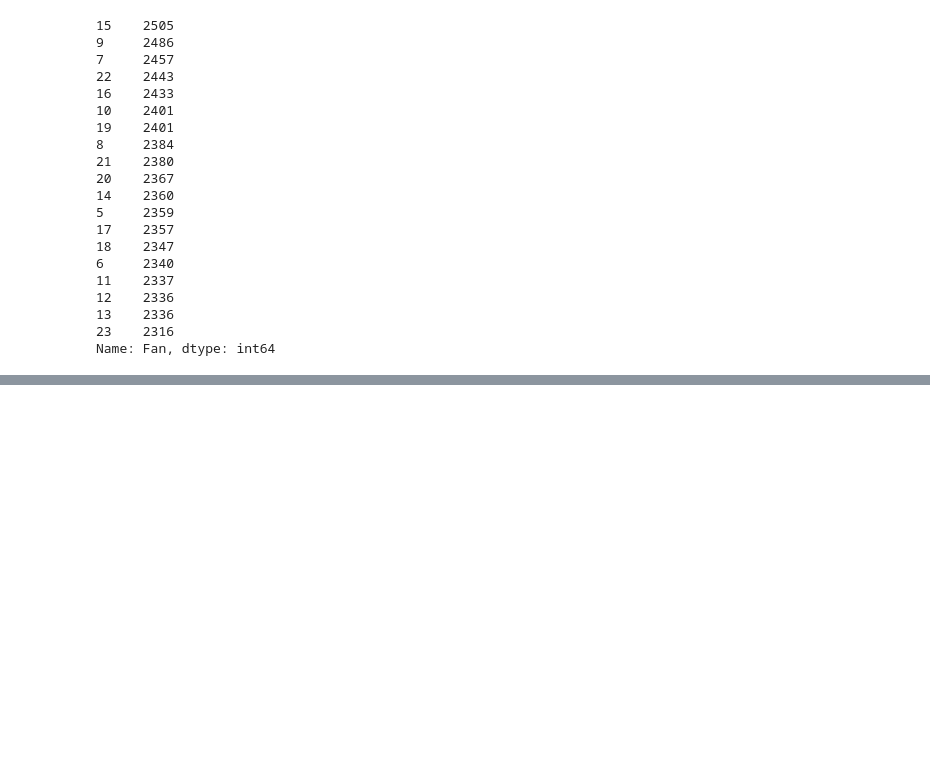
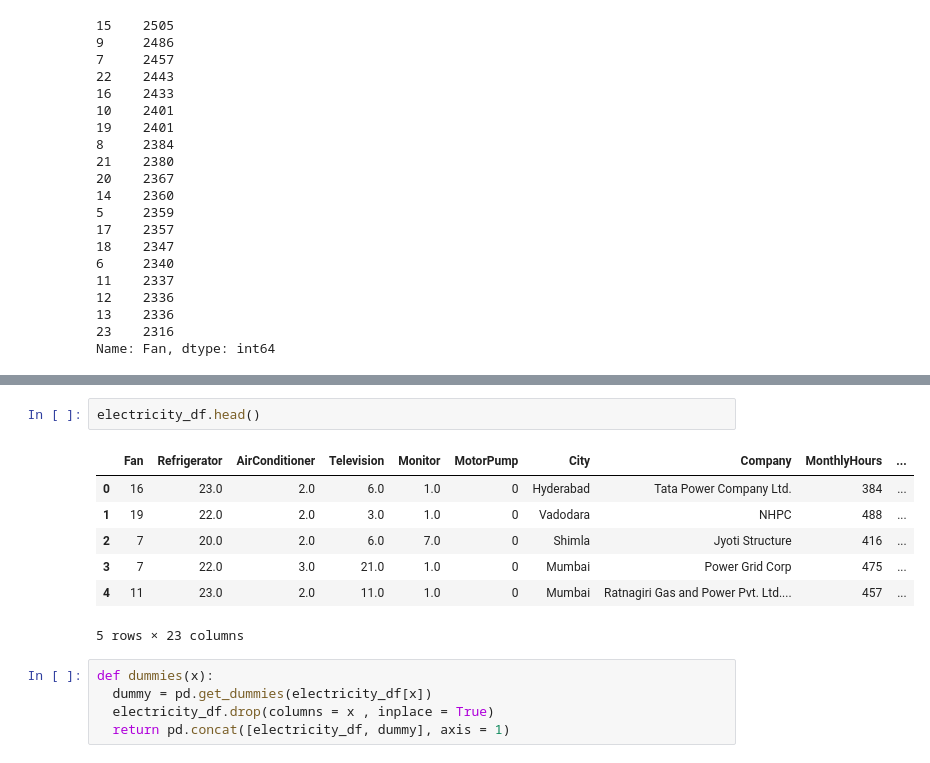
Before and after one commit to Aakash-mishra2/electricity-bill-by-devices-clustering, a Jupyter notebook: Electricity_bill_management.ipynb, the cells around one changed output, grey strips where cells are left out. Drawn from its saved outputs; the diff is of its cells as text; blank space fills up the shorter version.

```diff
--- a/Electricity_bill_management.ipynb
+++ b/Electricity_bill_management.ipynb
@@ -174,0 +231,15 @@ Name: Fan, dtype: int64
+# %%
+electricity_df.head()
+# %% [output]
+|  | Fan | Refrigerator | AirConditioner | Television | Monitor | MotorPump | City | Company | MonthlyHours | ... |
+| 0 | 16 | 23.0 | 2.0 | 6.0 | 1.0 | 0 | Hyderabad | Tata Power Company Ltd. | 384 | ... |
+| 1 | 19 | 22.0 | 2.0 | 3.0 | 1.0 | 0 | Vadodara | NHPC | 488 | ... |
+| 2 | 7 | 20.0 | 2.0 | 6.0 | 7.0 | 0 | Shimla | Jyoti Structure | 416 | ... |
+| 3 | 7 | 22.0 | 3.0 | 21.0 | 1.0 | 0 | Mumbai | Power Grid Corp | 475 | ... |
+| 4 | 11 | 23.0 | 2.0 | 11.0 | 1.0 | 0 | Mumbai | Ratnagiri Gas and Power Pvt. Ltd.... | 457 | ... |
+5 rows × 23 columns
+# %%
+def dummies(x):
+  dummy = pd.get_dummies(electricity_df[x])
+  electricity_df.drop(columns = x , inplace = True)
+  return pd.concat([electricity_df, dummy], axis = 1)
```
Also changed, not shown: parts of 12 cells of this notebook.
